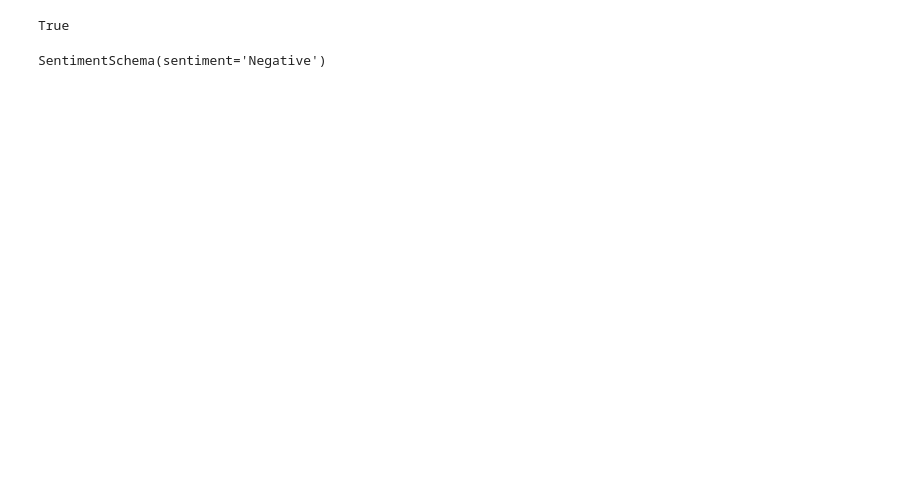
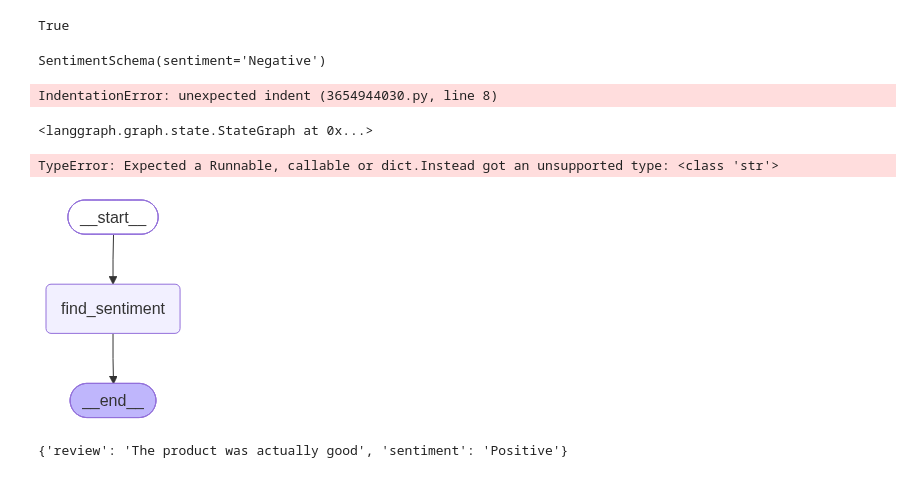
Before and after one commit to anik-chowdhury-002/LangGraph_WorkSpace, a Jupyter notebook: src/langgraph_workspace/Workflow6.ipynb, the cells around one changed output. Cells and saved outputs as stored; diff of their text form; code cells hidden in the pictures; blank space fills up the shorter version.

Commit message:
Add Workflow6

```diff
--- a/src/langgraph_workspace/Workflow6.ipynb
+++ b/src/langgraph_workspace/Workflow6.ipynb
@@ -40,4 +62,49 @@ def fina_sentiment(state: ReviewState):
+# %%
+def run_diagnosis(state: ReviewState):
+    prompt = f"""Diagnose this negative review:
+
+{state['review']}
+
+Return issue_type, tone, and urgency."""
+
+     response = structured_model2.invoke(prompt)
+
+     return{'diagnosis': response.model_dump()}
+# %% [output]
+IndentationError: unexpected indent (3654944030.py, line 8)
+# %%
+def negative_response(state: ReviewState):
+
+    diagnosis = state['diagnosis']
+
+    prompt = f"""You are a support assistant.
+The user had a '{diagnosis['issue_type']}' issue, sounded '{diagnosis['tone']}', and marked urgency as '{diagnosis['urgency']}'.
+Write an empathetic, helpful resolution message.
+
+"""
+
+    response = model.invoke(prompt).content
+
+    return{'response': response}
 # %%
 graph = StateGraph(ReviewState)
 
-graph.add_node('find_sentiment', fina_sentiment)
+graph.add_node('find_sentiment', find_sentiment)
+graph.add_node('positive_response', positive_response)
+graph.add_node('run_diagnosis', run_diagnosis)
+graph.add_node('negative_response', negative_response)
+# %% [output]
+<langgraph.graph.state.StateGraph at 0x...>
+# %%
+graph.add_edge(START, 'find_sentiment')
+graph.add_conditional_edges('find_sentiment', 'check_sentiment')
+graph.add_edges('positive_response', END)
+graph.add_edges('run_diagnosis', 'negative_response')
+graph.add_edge('negative_response', END)
+# %% [output]
+TypeError: Expected a Runnable, callable or dict.Instead got an unsupported type: <class 'str'>
+# %%
+workflow = graph.compile()
+workflow
+# %% [output]
+[figure, added]
@@ -43,0 +115,4 @@ graph.add_node('find_sentiment', fina_sentiment)
+# %%
+workflow.invoke(initial_state)
+# %% [output]
+{'review': 'The product was actually good', 'sentiment': 'Positive'}
```
Also changed, not shown: parts of 6 cells of this notebook, 1 other file.
